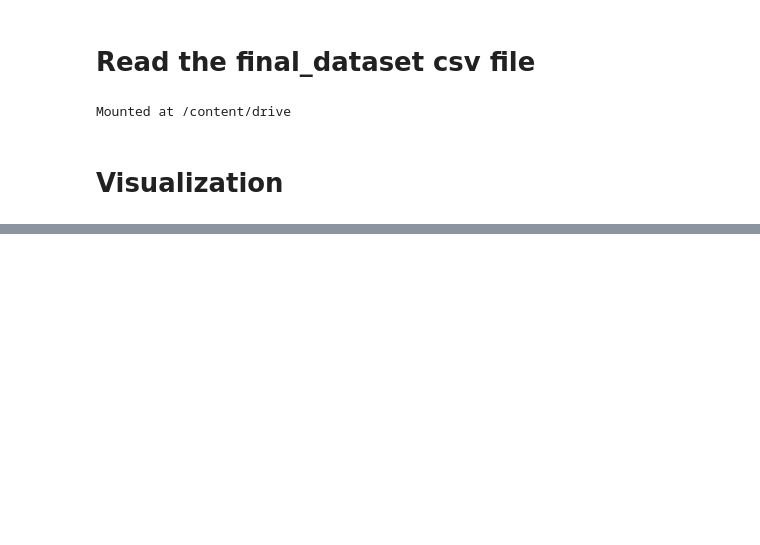
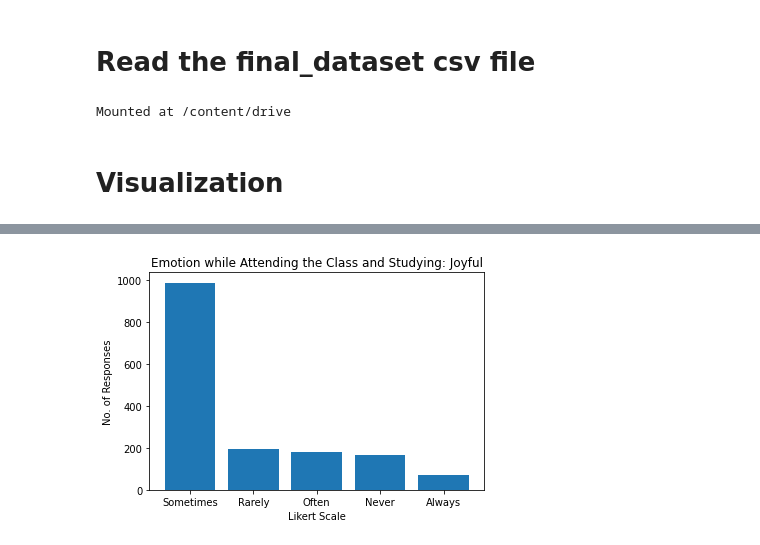
Before and after one commit to Jayres18/BAT404-Project, a Jupyter notebook: visualization.ipynb, the cells around one changed output, grey strips where cells are left out. Saved outputs shown, nothing was run; the diff lists cells and outputs as text; code cells hidden in the pictures; blank space fills up the shorter version.

```diff
--- a/visualization.ipynb
+++ b/visualization.ipynb
@@ -24,0 +37,12 @@ final_dts.info()
+# %%
+V_Count_Q25a = final_dts.Q25a.value_counts()
+Q25a_Data = V_Count_Q25a.tolist()
+mylabels = ["Sometimes", "Rarely", "Often", "Never", "Always"]
+
+plt.bar(mylabels, Q25a_Data)
+plt.ylabel('No. of Responses')
+plt.xlabel('Likert Scale')
+plt.title('Emotion while Attending the Class and Studying: Joyful')
+plt.show()
+# %% [output]
+[figure, added]
```
Also changed, not shown: parts of 13 cells of this notebook.
